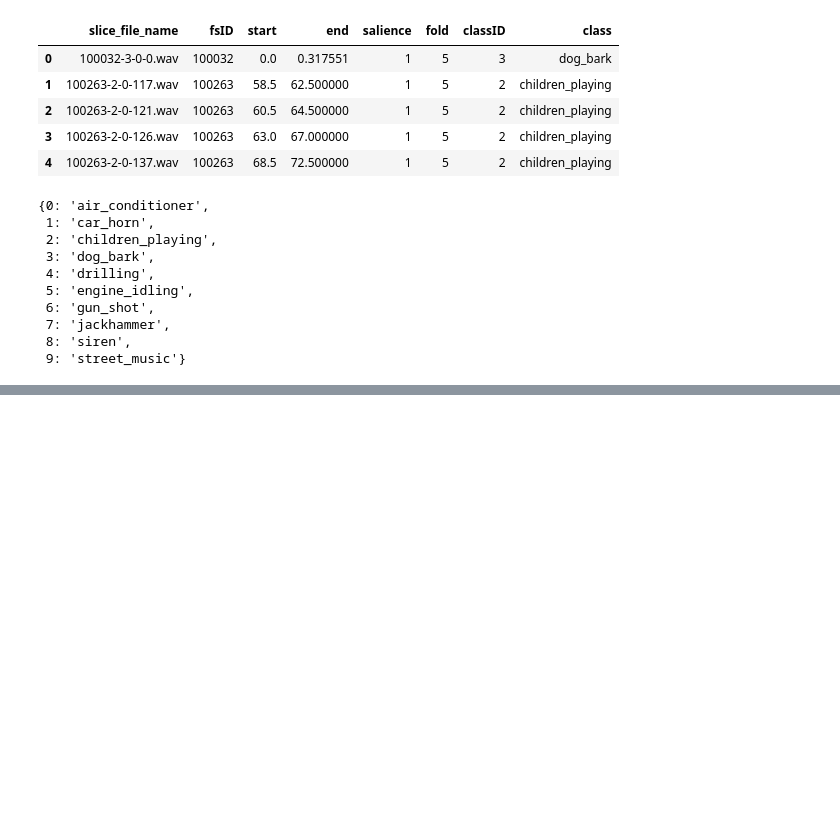
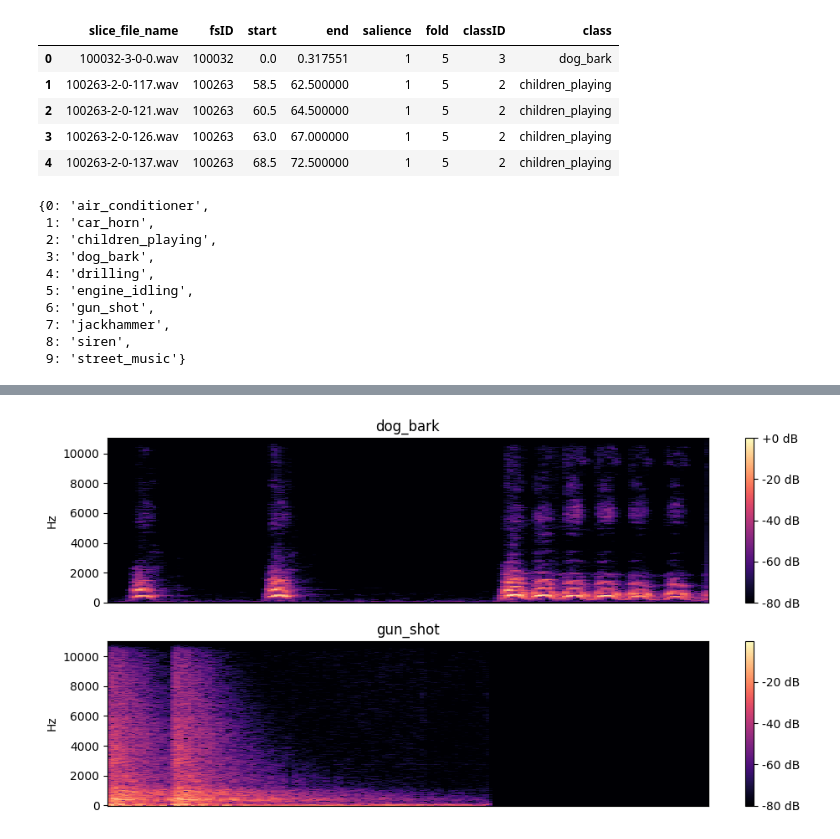
Before and after one commit to omei-Lab/UrbanSound8k-with-ML, a Jupyter notebook: src/data_processing.ipynb, the cells around one changed output, grey strips where cells are left out. Drawn from its saved outputs; the diff is of its cells as text; code cells hidden in the pictures; blank space fills up the shorter version.

```diff
--- a/src/data_processing.ipynb
+++ b/src/data_processing.ipynb
@@ -75,0 +124,18 @@ for i, row in tqdm(metadata.iterrows(), total=len(metadata)):
+# %%
+plt.figure(figsize=(10, 5))
+
+plt.subplot(2, 1, 1)
+D = librosa.amplitude_to_db(np.abs(librosa.stft(sample_data_1['data'])), ref=np.max)
+librosa.display.specshow(D, y_axis='linear')
+plt.colorbar(format='%+2.0f dB')
+plt.title(label_dict[sample_data_1['label']])
+
+plt.subplot(2, 1, 2)
+D = librosa.amplitude_to_db(np.abs(librosa.stft(sample_data_2['data'])), ref=np.max)
+librosa.display.specshow(D, y_axis='linear')
+plt.colorbar(format='%+2.0f dB')
+plt.title(label_dict[sample_data_2['label']])
+
+plt.tight_layout()
+# %% [output]
+[figure, added]
```
Also changed, not shown: parts of 5 cells of this notebook, 1 other file.
